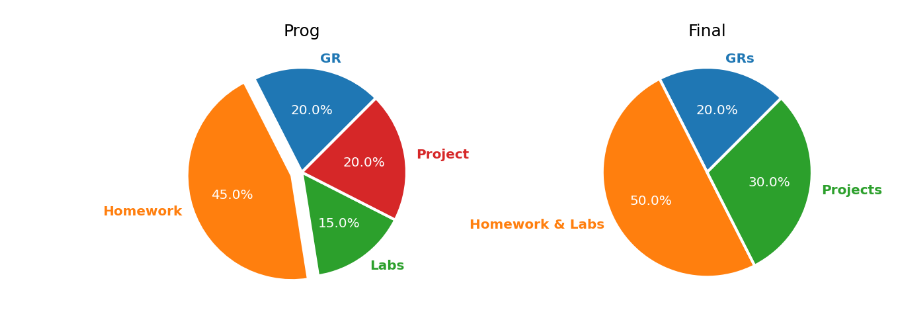
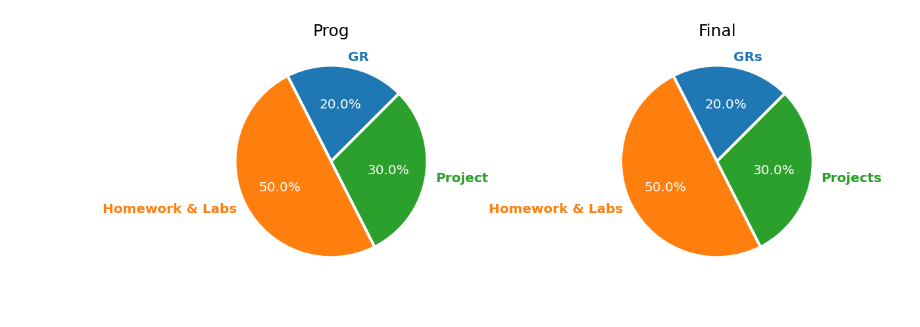
Before and after one commit to stanbaek/ece487, a Jupyter notebook: files/GradeDistribution.ipynb, the cells around one changed output. Saved outputs shown, nothing was run; the diff lists cells and outputs as text; code cells hidden in the pictures.

```diff
--- a/files/GradeDistribution.ipynb
+++ b/files/GradeDistribution.ipynb
@@ -5,8 +5,8 @@ https://www.pythoncharts.com/matplotlib/pie-chart-matplotlib/
 
 import matplotlib.pyplot as plt
 
-prog = [20, 45, 15, 20]
-labels = ["GR", "Homework", "Labs", "Project"]
+prog = [20, 50, 30]
+labels = ["GR", "Homework & Labs", "Project"]
 
 fig, (ax1, ax2) = plt.subplots(1, 2, figsize=(12, 6))
 patches, texts, pcts = ax1.pie(
@@ -15,35 +15,35 @@ patches, texts, pcts = ax1.pie(
     autopct="%.1f%%",
     wedgeprops={"linewidth": 3.0, "edgecolor": "white"},
     startangle=45,
-    explode=(0, 0.1, 0, 0),
+    explode=(0, 0, 0),
     textprops={"size": "x-large"},
 )
 for i, patch in enumerate(patches):
     texts[i].set_color(patch.get_facecolor())
 plt.setp(pcts, color="white")
 plt.setp(texts, fontweight=600)
 ax1.set_title("Prog", fontsize=18)
 plt.tight_layout()
 
 
 final = [20, 50, 30]
 labels = ["GRs", "Homework & Labs", "Projects"]
 
 patches, texts, pcts = ax2.pie(
     final,
     labels=labels,
     autopct="%.1f%%",
     wedgeprops={"linewidth": 3.0, "edgecolor": "white"},
     startangle=45,
     explode=(0, 0, 0),
     textprops={"size": "x-large"},
 )
 for i, patch in enumerate(patches):
     texts[i].set_color(patch.get_facecolor())
 plt.setp(pcts, color="white")
 plt.setp(texts, fontweight=600)
 ax2.set_title("Final", fontsize=18)
 plt.tight_layout()
 plt.savefig("GradeDistribution.png")
 # %% [output]
-[figure, old version]
+[figure, new version]
```
Also changed, not shown: 2 other files.
